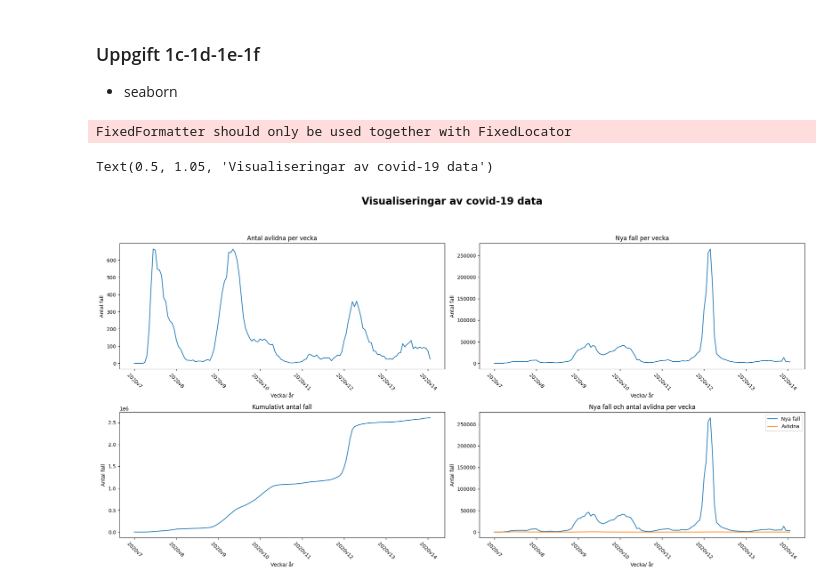
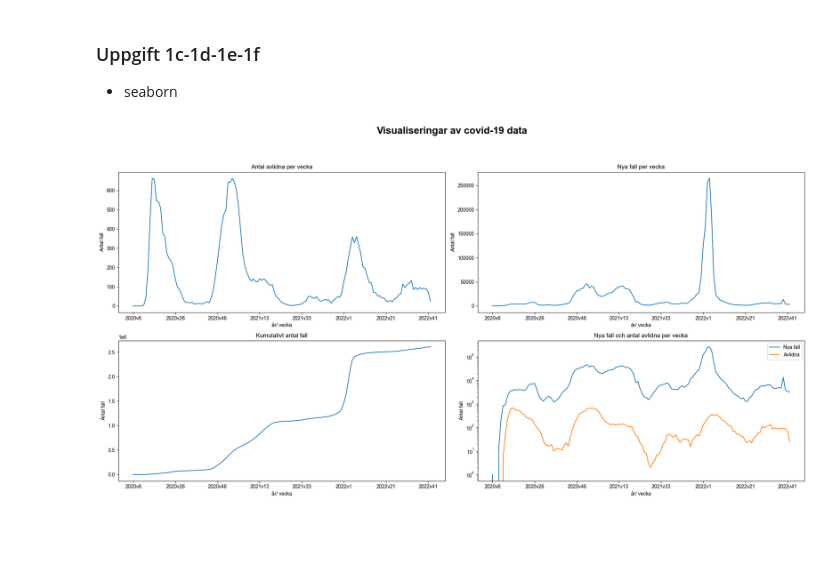
Before and after one commit to eliaselhaddad/Databehandling-Elias-El-Haddad, a Jupyter notebook: Labb_4/Uppgift_1.ipynb, the cells around one changed output. Cells and saved outputs as stored; diff of their text form; code cells hidden in the pictures; blank space fills up the shorter version.

```diff
--- a/Labb_4/Uppgift_1.ipynb
+++ b/Labb_4/Uppgift_1.ipynb
@@ -2,13 +2,12 @@
 ### Uppgift 1a
 # %%
 import pandas as pd
-import numpy as np
 import matplotlib.pyplot as plt
 import seaborn as sns
 import plotly_express as px
 
 
-df = pd.read_excel("../Data/Folkhalsomyndigheten_Covid19.xlsx", sheet_name="Veckodata Riket")
+df = pd.read_excel("./Data/Folkhalsomyndigheten_Covid19.xlsx", sheet_name="Veckodata Riket")
 df.head()
 # %% [output]
 |  | år | veckonummer | Antal_fall_vecka | Antal_fall_100000inv_vecka | Antal_fall_100000inv_14dagar | Kum_antal_fall | ... |
@@ -163,25 +141,30 @@ plotly_express_lineplot(df, "Vecka", ["Antal_fall_vecka", "Antal_avlidna_vecka"]
 ### Uppgift 1c-1d-1e-1f
 - seaborn
 # %%
-# vecka should show on the x-axis from 2020v6 to 2022v42
-titles = ["Antal avlidna per vecka", "Nya fall per vecka", "Kumulativt antal fall", "Nya fall och antal avlidna per vecka"]
-
 fig, axes = plt.subplots(2, 2, figsize=(20, 10), layout="tight")
 
-sns.lineplot(df, x="Vecka", y="Antal_avlidna_vecka", ax=axes[0,0]).set_title(titles[0])
-sns.lineplot(df, x="Vecka", y="Antal_fall_vecka", ax=axes[0,1]).set_title(titles[1])
-sns.lineplot(df, x="Vecka", y="Kum_antal_fall", ax=axes[1,0]).set_title(titles[2])
-sns.lineplot(df, x="Vecka", y="Antal_fall_vecka", ax=axes[1,1], label="Nya fall").set_title(titles[3])
-sns.lineplot(df, x="Vecka", y="Antal_avlidna_vecka", ax=axes[1,1], label="Avlidna")
+titles = [
+    "Antal avlidna per vecka",
+    "Nya fall per vecka",
+    "Kumulativt antal fall",
+    "Nya fall och antal avlidna per vecka",
+]
 
-for ax in axes.flatten():
-    ax.xaxis.set_major_locator(plt.MaxNLocator(10))
-    ax.set_xticklabels(df["Vecka"], rotation=-45)
+sns.lineplot(df, x="Vecka", y="Antal_avlidna_vecka", ax=axes[0, 0]).set_title(titles[0])
+sns.lineplot(df, x="Vecka", y="Antal_fall_vecka", ax=axes[0, 1]).set_title(titles[1])
+sns.lineplot(df, x="Vecka", y="Kum_antal_fall", ax=axes[1, 0]).set_title(titles[2])
+sns.lineplot(df, x="Vecka", y="Antal_fall_vecka", ax=axes[1, 1], label="Nya fall").set_title(titles[3])
+# axes[1,1].set_yscale("log"), otherwise it shows a flat line
+sns.lineplot(df, x="Vecka", y="Antal_avlidna_vecka", ax=axes[1, 1], label="Avlidna").set(yscale="log")
+
+# axes.flatten() returns one array of all the axes in the figure, so we can loop through them
+for (ax) in (axes.flatten()):
+    ax.xaxis.set_major_locator(plt.MaxNLocator(10)) # set the number of x-axis ticks to 10
     ax.set_ylabel("Antal fall")
-    ax.set_xlabel("Vecka/ år")
+    ax.set_xlabel("år/ vecka")
 
-fig.suptitle("Visualiseringar av covid-19 data",fontweight= "bold", fontsize=20, y=1.05)
+fig.suptitle("Visualiseringar av covid-19 data", fontweight="bold", fontsize=20, y=1.05)
+fig.tight_layout() # this makes sure that the subplots don't overlap
+fig.savefig("./Visualiseringar/Visualiseringar av covid-19 data.png")
 # %% [output]
-FixedFormatter should only be used together with FixedLocator
-Text(0.5, 1.05, 'Visualiseringar av covid-19 data')
-[figure, old version]
+[figure, new version]
```
Also changed, not shown: parts of 4 cells of this notebook, 8 other files.
